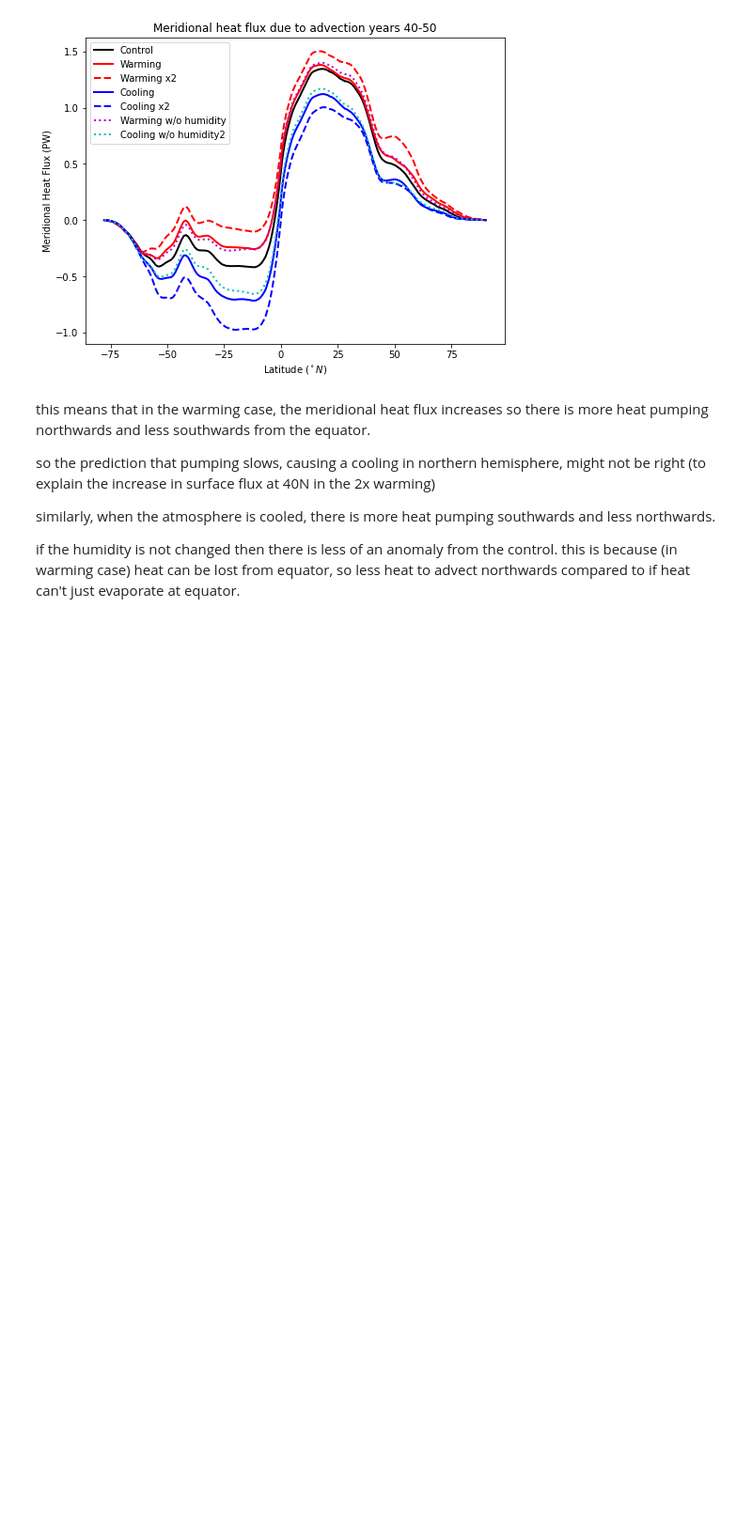
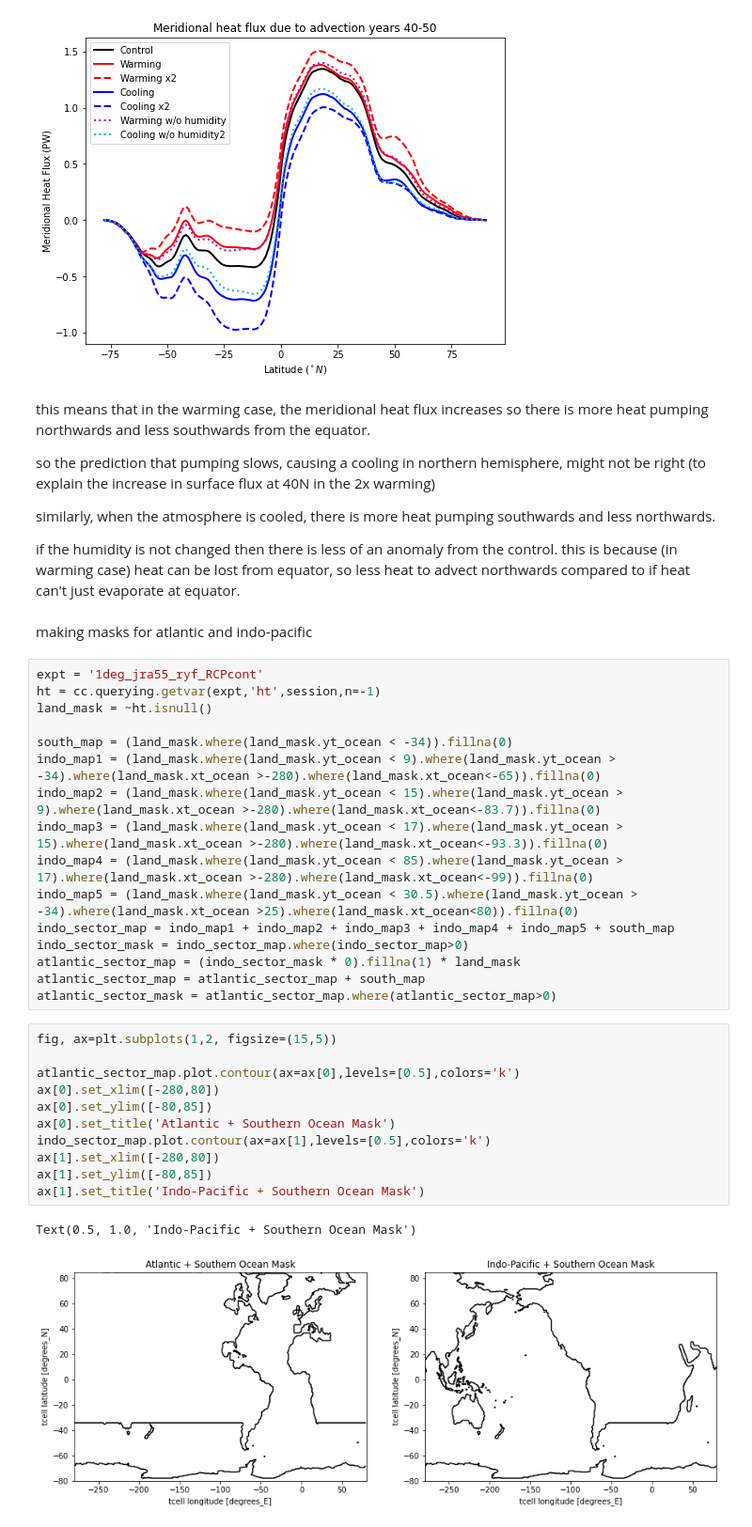
Before and after one commit to claireyung/unsw_clex_project_files, a Jupyter notebook: overturning.ipynb, the cells around one changed output. Shown at 94% size. Drawn from its saved outputs; the diff is of its cells as text; blank space fills up the shorter version.

```diff
--- a/overturning.ipynb
+++ b/overturning.ipynb
@@ -381,3 +384,35 @@ so the prediction that pumping slows, causing a cooling in northern hemisphere,
 similarly, when the atmosphere is cooled, there is more heat pumping southwards and less northwards.
 
 if the humidity is not changed then there is less of an anomaly from the control. this is because (in warming case) heat can be lost from equator, so less heat to advect northwards compared to if heat can't just evaporate at equator.
+# %% [markdown]
+making masks for atlantic and indo-pacific
+# %%
+expt = '1deg_jra55_ryf_RCPcont'
+ht = cc.querying.getvar(expt,'ht',session,n=-1)
+land_mask = ~ht.isnull()
+
+south_map = (land_mask.where(land_mask.yt_ocean < -34)).fillna(0)
+indo_map1 = (land_mask.where(land_mask.yt_ocean < 9).where(land_mask.yt_ocean > -34).where(land_mask.xt_ocean >-280).where(land_mask.xt_ocean<-65)).fillna(0)
+indo_map2 = (land_mask.where(land_mask.yt_ocean < 15).where(land_mask.yt_ocean > 9).where(land_mask.xt_ocean >-280).where(land_mask.xt_ocean<-83.7)).fillna(0)
+indo_map3 = (land_mask.where(land_mask.yt_ocean < 17).where(land_mask.yt_ocean > 15).where(land_mask.xt_ocean >-280).where(land_mask.xt_ocean<-93.3)).fillna(0)
+indo_map4 = (land_mask.where(land_mask.yt_ocean < 85).where(land_mask.yt_ocean > 17).where(land_mask.xt_ocean >-280).where(land_mask.xt_ocean<-99)).fillna(0)
+indo_map5 = (land_mask.where(land_mask.yt_ocean < 30.5).where(land_mask.yt_ocean > -34).where(land_mask.xt_ocean >25).where(land_mask.xt_ocean<80)).fillna(0)
+indo_sector_map = indo_map1 + indo_map2 + indo_map3 + indo_map4 + indo_map5 + south_map
+indo_sector_mask = indo_sector_map.where(indo_sector_map>0)
+atlantic_sector_map = (indo_sector_mask * 0).fillna(1) * land_mask
+atlantic_sector_map = atlantic_sector_map + south_map
+atlantic_sector_mask = atlantic_sector_map.where(atlantic_sector_map>0)
+# %%
+fig, ax=plt.subplots(1,2, figsize=(15,5))
+
+atlantic_sector_map.plot.contour(ax=ax[0],levels=[0.5],colors='k')
+ax[0].set_xlim([-280,80])
+ax[0].set_ylim([-80,85])
+ax[0].set_title('Atlantic + Southern Ocean Mask')
+indo_sector_map.plot.contour(ax=ax[1],levels=[0.5],colors='k')
+ax[1].set_xlim([-280,80])
+ax[1].set_ylim([-80,85])
+ax[1].set_title('Indo-Pacific + Southern Ocean Mask')
+# %% [output]
+Text(0.5, 1.0, 'Indo-Pacific + Southern Ocean Mask')
+[figure, added]
```
Also changed, not shown: parts of 23 cells of this notebook, 13 other files.
